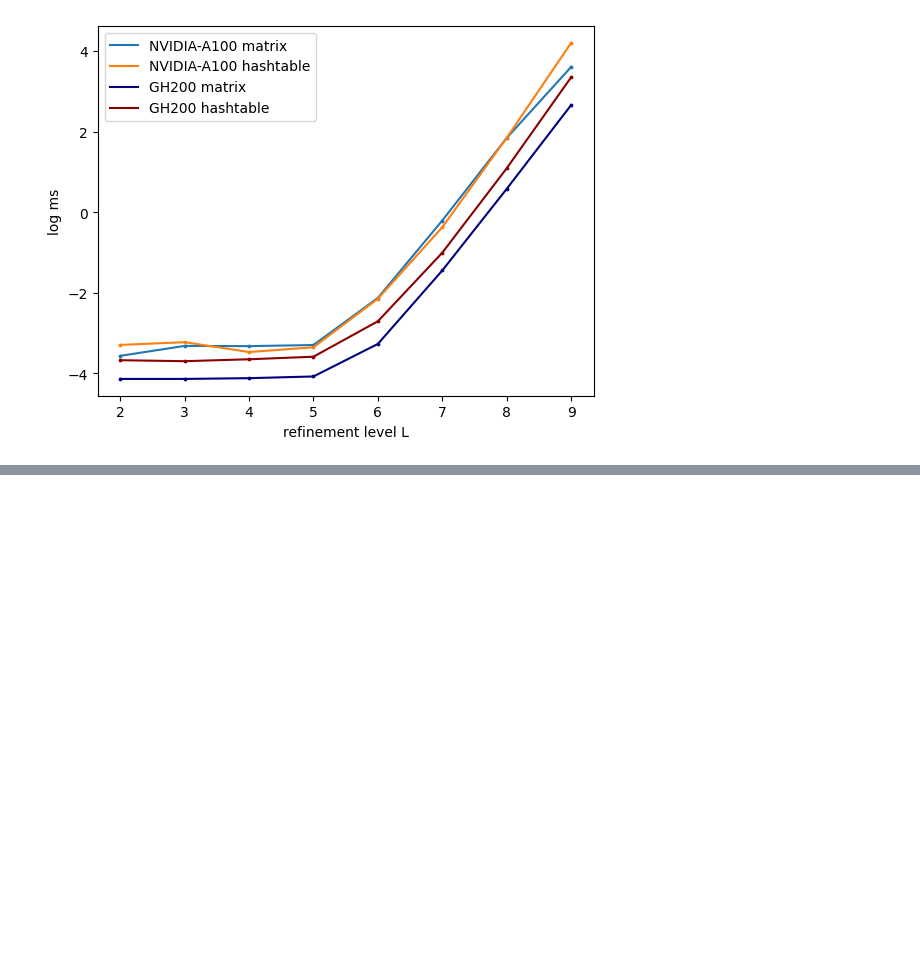
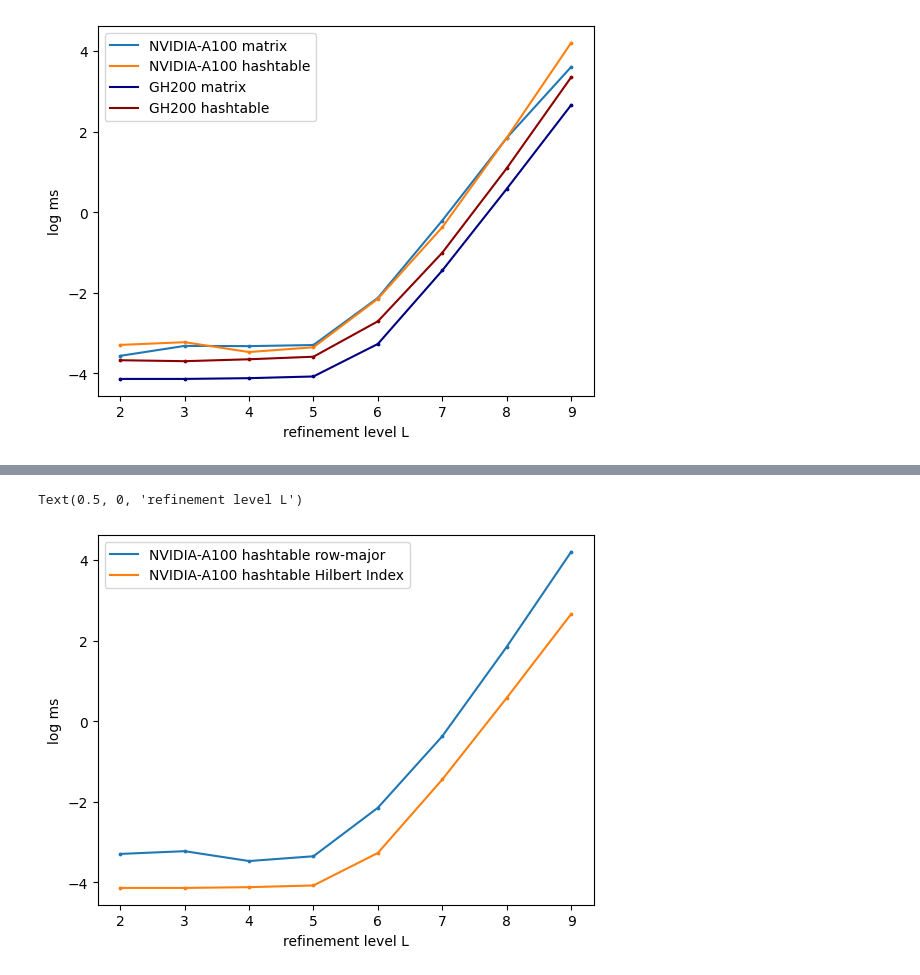
Before and after one commit to 314152718/amr-gpu, a Jupyter notebook: visualize.ipynb, the cells around one changed output, grey strips where cells are left out. Saved outputs shown, nothing was run; the diff lists cells and outputs as text; code cells hidden in the pictures; blank space fills up the shorter version.

```diff
--- a/visualize.ipynb
+++ b/visualize.ipynb
@@ -307,0 +349,11 @@ Text(0.5, 0, 'refinement level L')
+# %%
+plt.scatter(times_hashtable_df.L, np.log(times_hashtable_df.dur_ms), s=3)
+plt.scatter(times_hashtable_hindex.L, np.log(times_hashtable_hindex.dur_ms), s=3)
+plt.plot(times_hashtable_df.L, np.log(times_hashtable_df.dur_ms), label='NVIDIA-A100 hashtable row-major')
+plt.plot(times_hashtable_hindex.L, np.log(times_hashtable_hindex.dur_ms), label='NVIDIA-A100 hashtable Hilbert Index')
+plt.legend()
+plt.ylabel('log ms')
+plt.xlabel('refinement level L')
+# %% [output]
+Text(0.5, 0, 'refinement level L')
+[figure, added]
```
Also changed, not shown: parts of 3 cells of this notebook, 1 other file.
